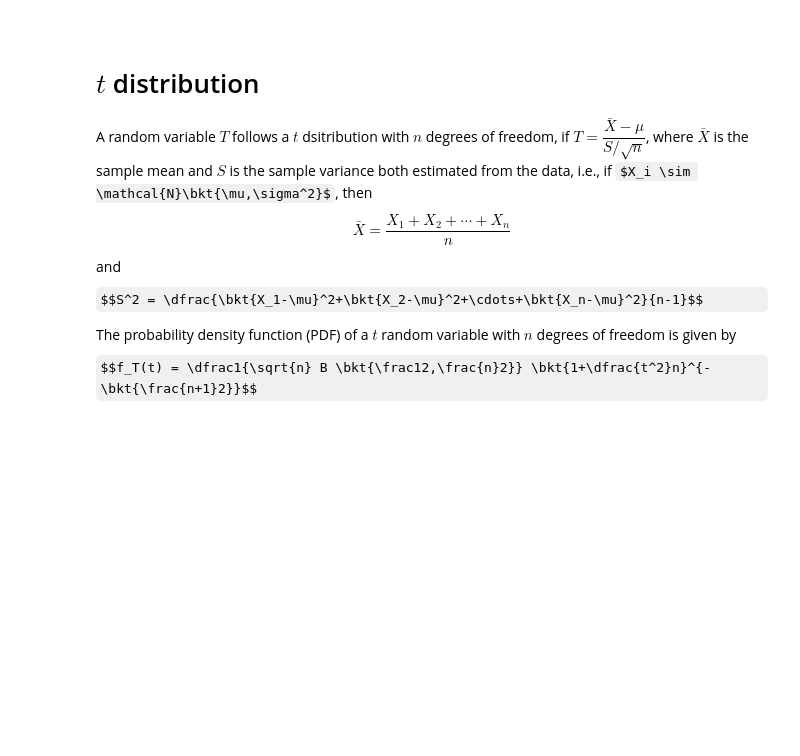
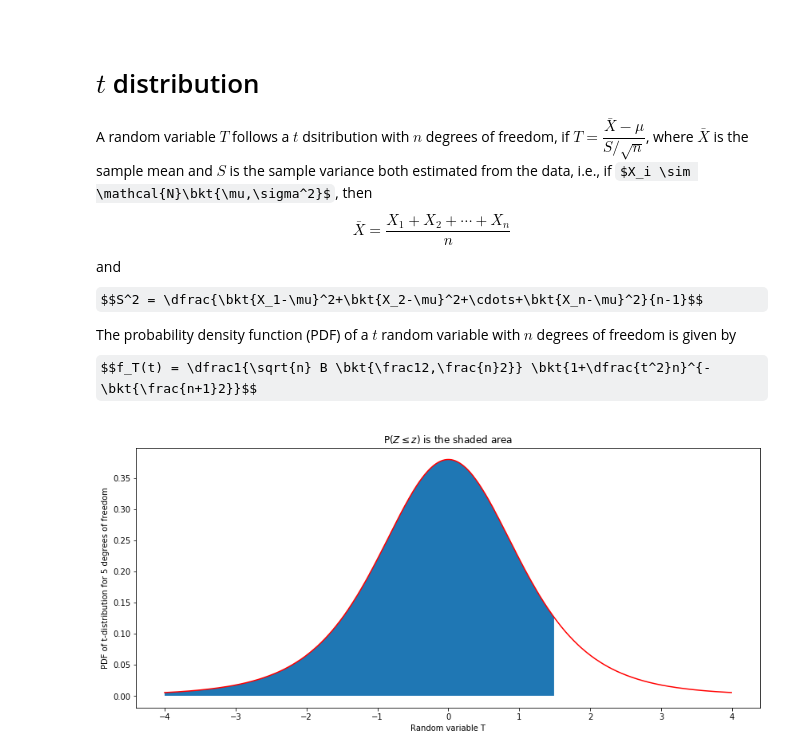
Before and after one commit to sivaramambikasaran/PDF, a Jupyter notebook: t/t_distribution.ipynb, the cells around one changed output. Cells and saved outputs as stored; diff of their text form; code cells hidden in the pictures; some formulas as TeX source; blank space fills up the shorter version.

```diff
--- a/t/t_distribution.ipynb
+++ b/t/t_distribution.ipynb
@@ -21,39 +21,42 @@ file_l   = open("t_latex.txt","w");
 X = sp.asarray([0.45,0.4,0.35,0.3,0.25,0.2,0.15,0.10,0.05,0.025,0.01,0.005,0.0005]);
 # Y = sp.around(, decimals=5);
 for n in sp.linspace(1,50,50):
     Y=sp.around(stats.t.ppf(1-X,n),decimals=5);
     file_m.write('| ')
     file_m.write(str(int(n)));
     file_m.write(' | ')
     file_l.write(str(int(n)));
     file_l.write(' & ')
     for k in range(0,X.size):
         file_m.write(str(Y[k]));
         file_m.write(' | ');
         file_l.write(str(Y[k]));
         if (k<X.size-1):
             file_l.write(' & ');
     file_m.write(' \n');
     file_l.write(' \\\\\n');
 
 file_m.close()
 file_l.close()
 
 import matplotlib.pyplot as plt
 
-x = sp.arange(-2.5, 0.5, 0.01)
-y = sp.exp(-x*x)
-X = sp.arange(-2.5, 2.5, 0.01)
-Y = sp.exp(-X*X)
+n = 5;
+x = sp.arange(-4, 1.5, 0.01)
+y = 1/sp.sqrt(n)/sp.special.beta(1/2,n/2)*(1+x*x/n)**(-(n+1)/2);
+X = sp.arange(-4, 4, 0.01)
+Y = 1/sp.sqrt(n)/sp.special.beta(1/2,n/2)*(1+X*X/n)**(-(n+1)/2);
 fig, (ax) = plt.subplots(1, 1, sharex=True)
 
 ax.fill_between(x, 0, y);
 ax.plot(X,Y,'r-');
-ax.set_xlabel('Random variable Z')
-ax.set_ylabel('PDF')
+ax.set_xlabel('Random variable T')
+ax.set_ylabel('PDF of t-distribution for 5 degrees of freedom')
 ax.set_title('P($Z \leq z$) is the shaded area')
 plt.rcParams["figure.figsize"] = [14,6];
 plt.show()
+# %% [output]
+[figure, added]
 # %% [markdown]
 ## $t$ Cumulative Distribution
 
```
Also changed, not shown: 11 other files.
